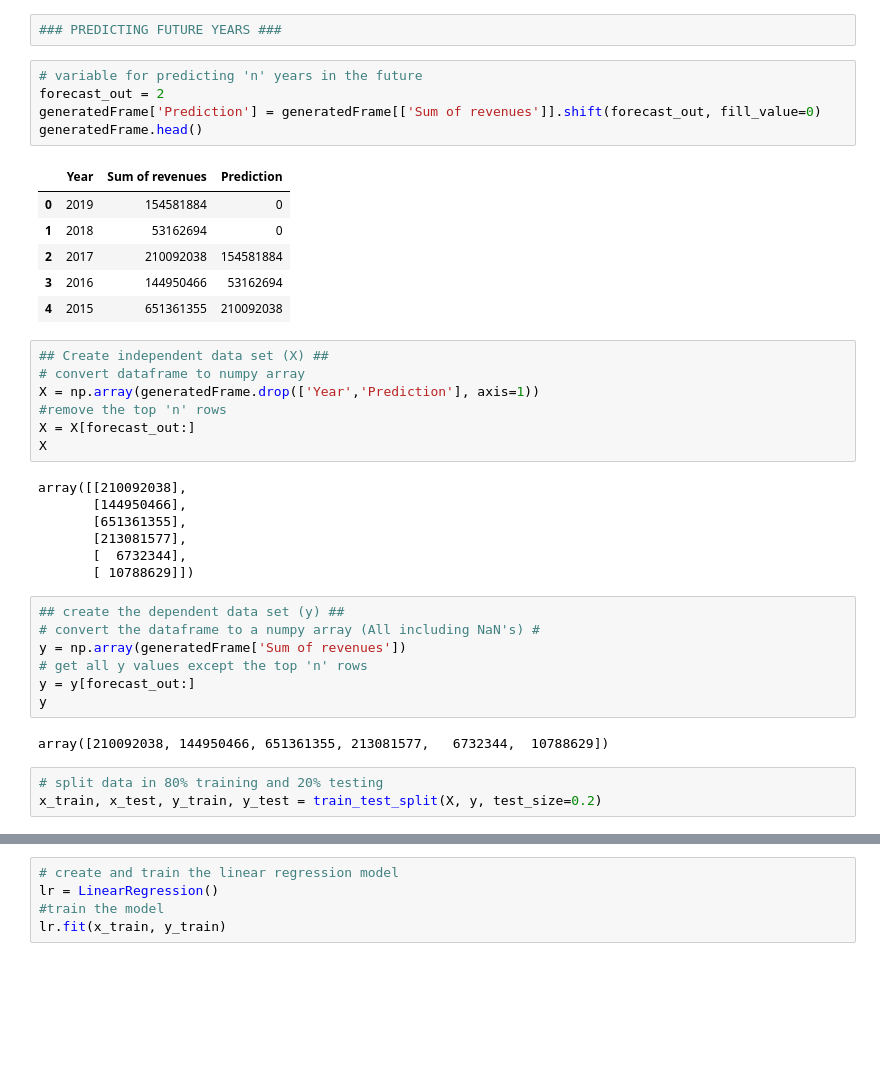
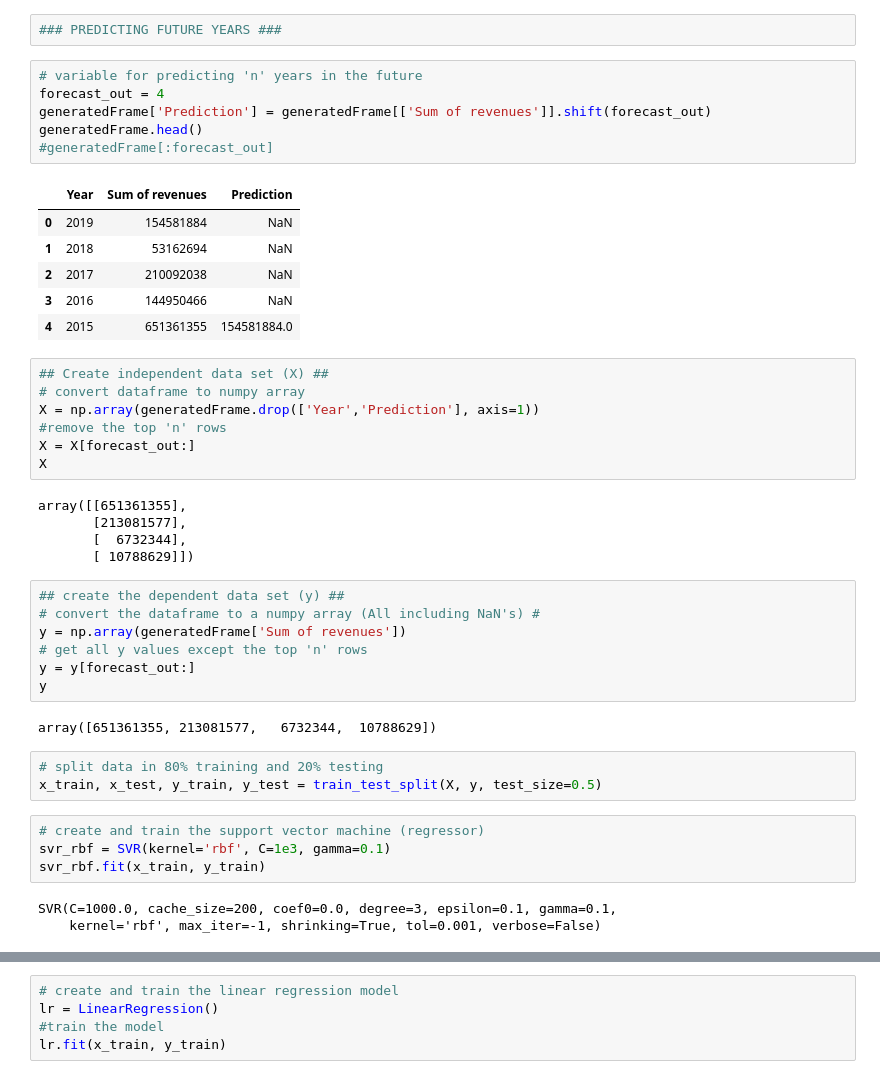
Before and after one commit to mikeito/online_betting_revenue_prediction, a Jupyter notebook: Online betting revenue prediction.ipynb, the cells around one changed output, grey strips where cells are left out. Cells and saved outputs as stored; diff of their text form; blank space fills up the shorter version.

Commit message:
Successfully predict n future years

```diff
--- a/Online betting revenue prediction.ipynb
+++ b/Online betting revenue prediction.ipynb
@@ -99,16 +100,17 @@ plt.show()
 ### PREDICTING FUTURE YEARS ###
 # %%
 # variable for predicting 'n' years in the future
-forecast_out = 2
-generatedFrame['Prediction'] = generatedFrame[['Sum of revenues']].shift(forecast_out, fill_value=0)
+forecast_out = 4
+generatedFrame['Prediction'] = generatedFrame[['Sum of revenues']].shift(forecast_out)
 generatedFrame.head()
+#generatedFrame[:forecast_out]
 # %% [output]
 |  | Year | Sum of revenues | Prediction |
-| 0 | 2019 | 154581884 | 0 |
-| 1 | 2018 | 53162694 | 0 |
-| 2 | 2017 | 210092038 | 154581884 |
-| 3 | 2016 | 144950466 | 53162694 |
-| 4 | 2015 | 651361355 | 210092038 |
+| 0 | 2019 | 154581884 | NaN |
+| 1 | 2018 | 53162694 | NaN |
+| 2 | 2017 | 210092038 | NaN |
+| 3 | 2016 | 144950466 | NaN |
+| 4 | 2015 | 651361355 | 154581884.0 |
 # %%
 ## Create independent data set (X) ##
 # convert dataframe to numpy array
@@ -117,9 +119,7 @@ X = np.array(generatedFrame.drop(['Year','Prediction'], axis=1))
 X = X[forecast_out:]
 X
 # %% [output]
-array([[210092038],
-       [144950466],
-       [651361355],
+array([[651361355],
        [213081577],
        [  6732344],
        [ 10788629]])
@@ -131,7 +131,14 @@ y = np.array(generatedFrame['Sum of revenues'])
 y = y[forecast_out:]
 y
 # %% [output]
-array([210092038, 144950466, 651361355, 213081577,   6732344,  10788629])
+array([651361355, 213081577,   6732344,  10788629])
 # %%
 # split data in 80% training and 20% testing
-x_train, x_test, y_train, y_test = train_test_split(X, y, test_size=0.2)
+x_train, x_test, y_train, y_test = train_test_split(X, y, test_size=0.5)
+# %%
+# create and train the support vector machine (regressor)
+svr_rbf = SVR(kernel='rbf', C=1e3, gamma=0.1)
+svr_rbf.fit(x_train, y_train)
+# %% [output]
+SVR(C=1000.0, cache_size=200, coef0=0.0, degree=3, epsilon=0.1, gamma=0.1,
+    kernel='rbf', max_iter=-1, shrinking=True, tol=0.001, verbose=False)
```
Also changed, not shown: parts of 8 cells of this notebook.
